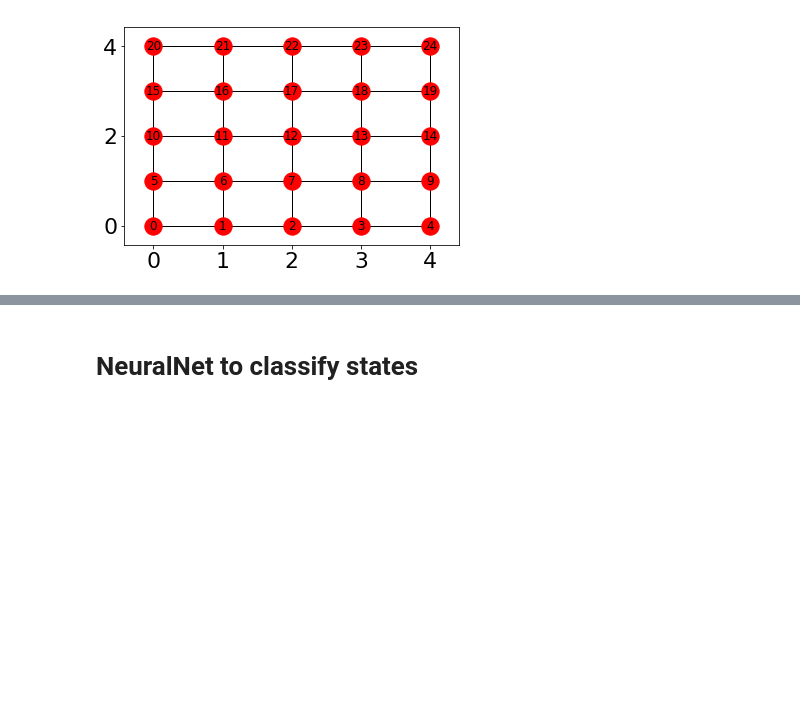
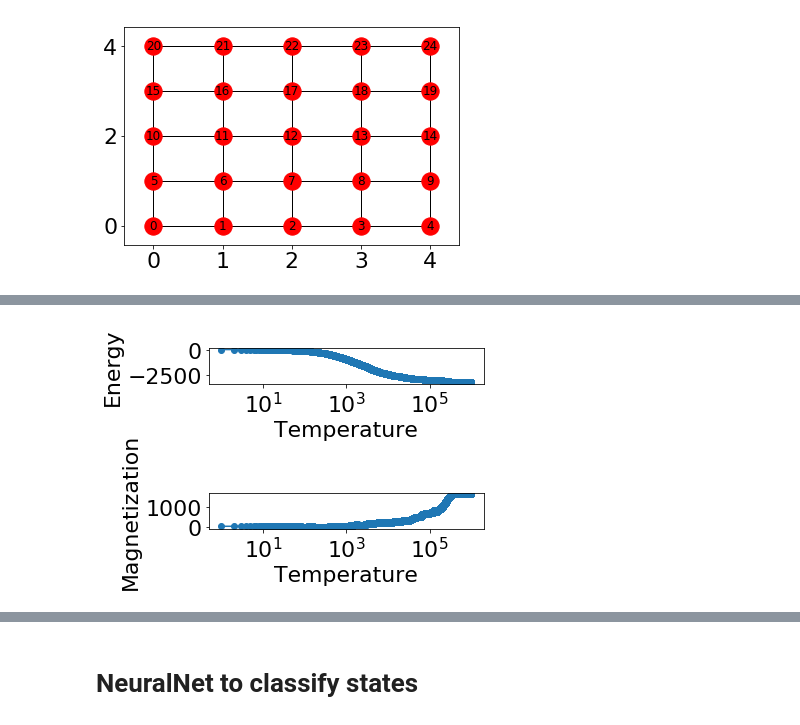
Before and after one commit to felipegssantos/ising-model, a Jupyter notebook: ising_neural_net.ipynb, the cells around one changed output, grey strips where cells are left out. Saved outputs shown, nothing was run; the diff lists cells and outputs as text; code cells hidden in the pictures; blank space fills up the shorter version.

```diff
--- a/ising_neural_net.ipynb
+++ b/ising_neural_net.ipynb
@@ -178 +24,6 @@ ising.draw_graph()
+# %%
+ising = IsingMonteCarlo(40)
+_ = ising.calibrateMonteCarlo()
+# %% [output]
+[figure, added]
 # %%
```
Also changed, not shown: parts of 7 cells of this notebook, 2 other files.
